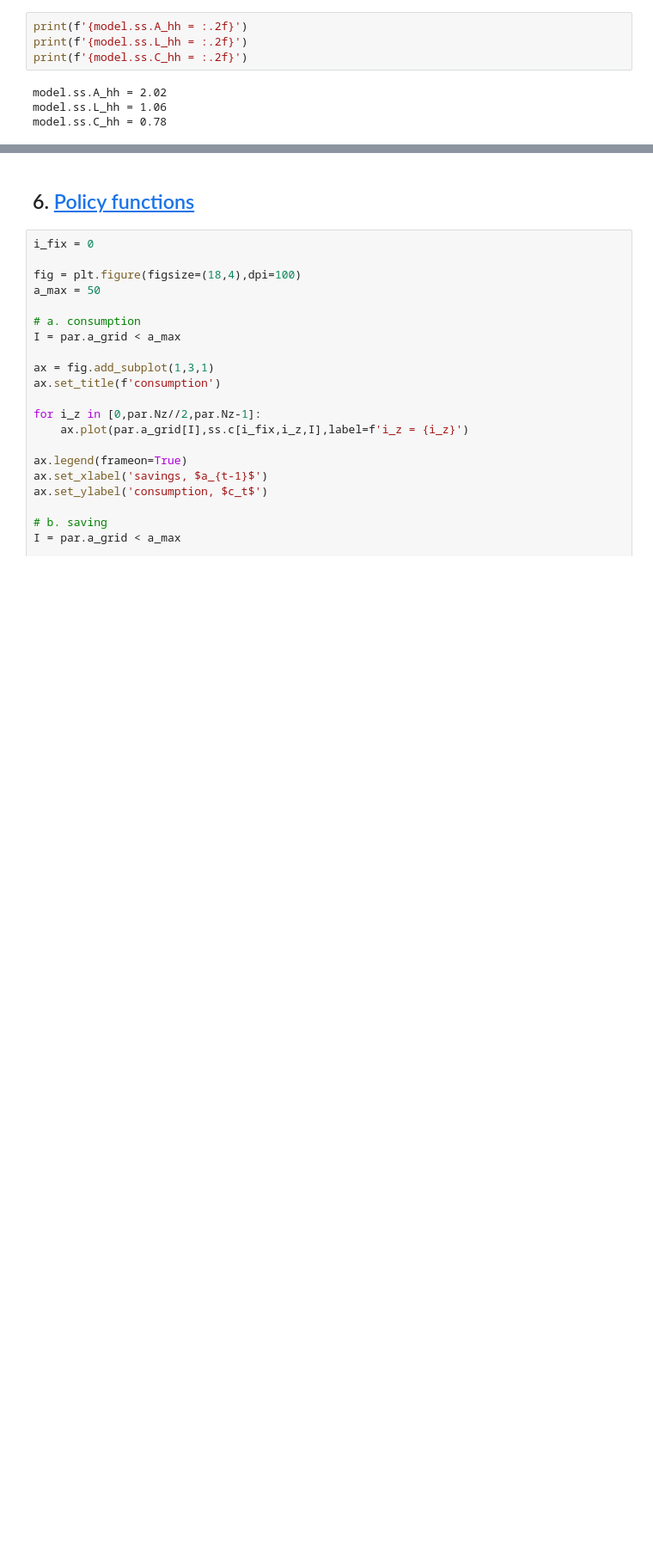
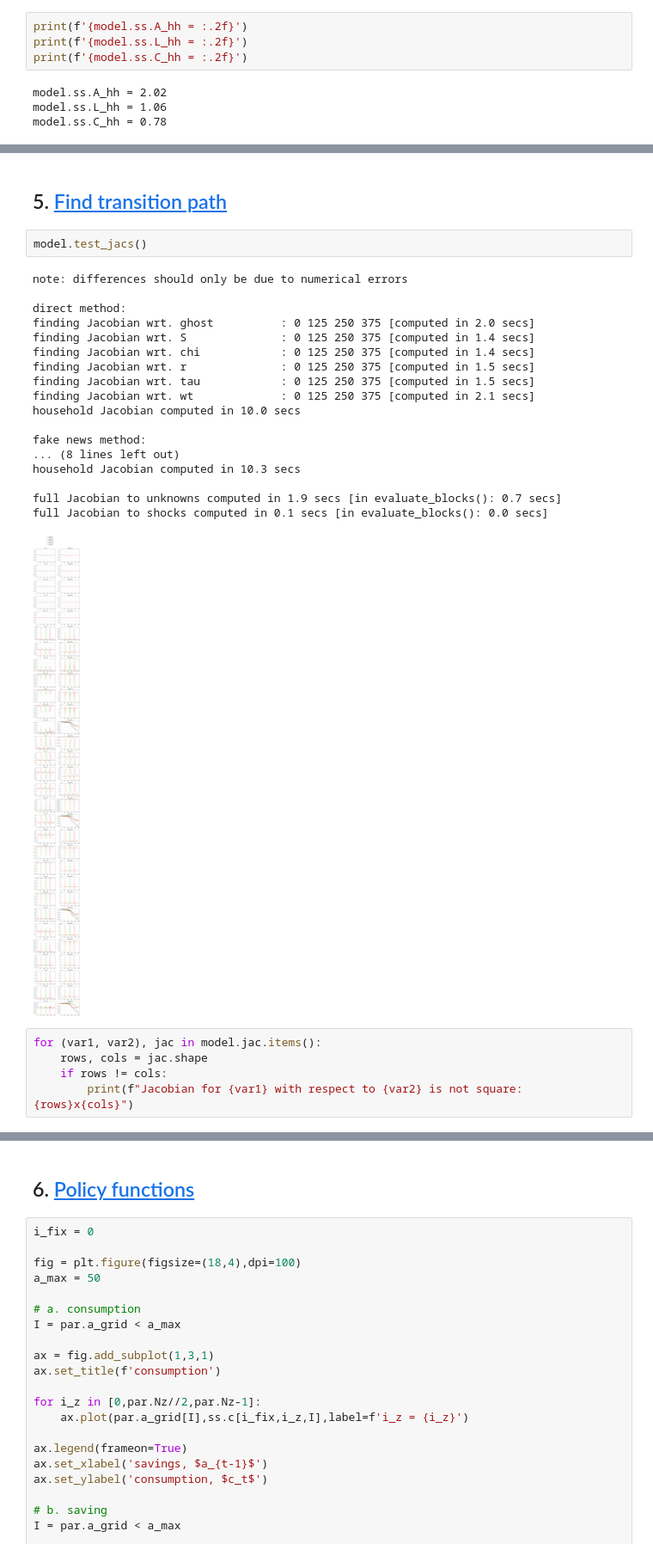
Before and after one commit to Bernseng/AdvMacroHet, a Jupyter notebook: Assignments/Assignment_II/HANCWelfareModel.ipynb, the cells around one changed output, grey strips where cells are left out. Shown at 86% size. Cells and saved outputs as stored; diff of their text form; blank space fills up the shorter version.

```diff
--- a/Assignments/Assignment_II/HANCWelfareModel.ipynb
+++ b/Assignments/Assignment_II/HANCWelfareModel.ipynb
@@ -332,0 +218,28 @@ LinAlgError: Last 2 dimensions of the array must be square
+# %% [markdown]
+## 5. <a id='toc9_'></a>[Find transition path](#toc0_)
+# %%
+model.test_jacs()
+# %% [output]
+note: differences should only be due to numerical errors
+
+direct method:
+finding Jacobian wrt. ghost          : 0 125 250 375 [computed in 2.0 secs]
+finding Jacobian wrt. S              : 0 125 250 375 [computed in 1.4 secs]
+finding Jacobian wrt. chi            : 0 125 250 375 [computed in 1.4 secs]
+finding Jacobian wrt. r              : 0 125 250 375 [computed in 1.5 secs]
+finding Jacobian wrt. tau            : 0 125 250 375 [computed in 1.5 secs]
+finding Jacobian wrt. wt             : 0 125 250 375 [computed in 2.1 secs]
+household Jacobian computed in 10.0 secs
+
+fake news method:
+... (8 lines left out)
+household Jacobian computed in 10.3 secs
+
+full Jacobian to unknowns computed in 1.9 secs [in evaluate_blocks(): 0.7 secs]
+full Jacobian to shocks computed in 0.1 secs [in evaluate_blocks(): 0.0 secs]
+[figure, added]
+# %%
+for (var1, var2), jac in model.jac.items():
+    rows, cols = jac.shape
+    if rows != cols:
+        print(f"Jacobian for {var1} with respect to {var2} is not square: {rows}x{cols}")
```
Also changed, not shown: parts of 46 cells of this notebook, 4 other files.
